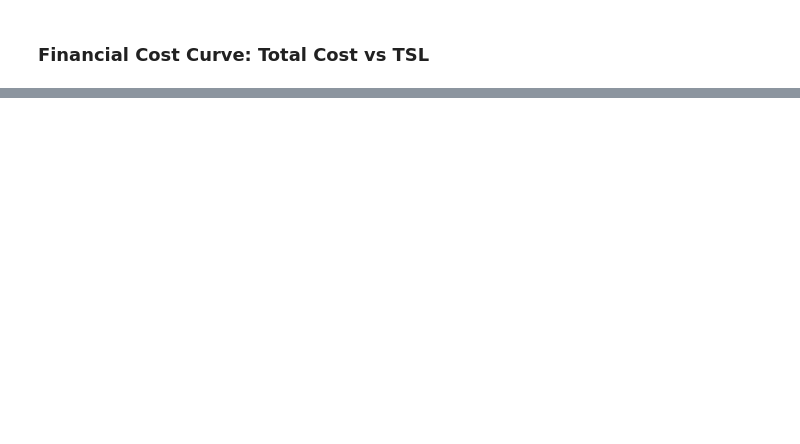
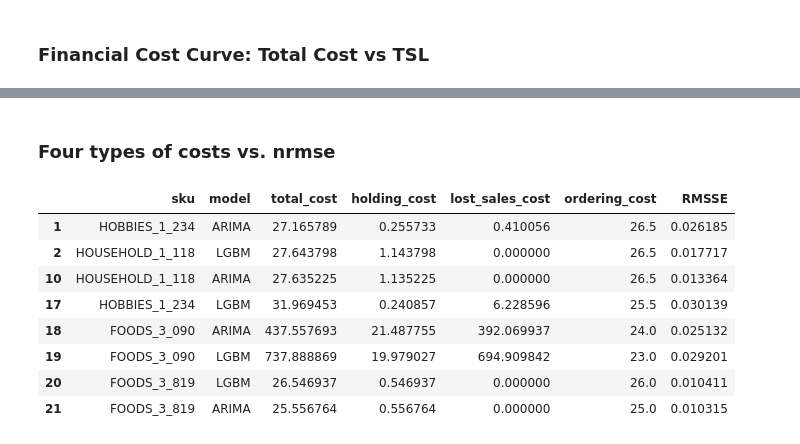
Before and after one commit to Clairey33/IOE541-Project----From-Forecasts-to-Fulfillment, a Jupyter notebook: Code/result_evaluation.ipynb, the cells around one changed output, grey strips where cells are left out. Saved outputs shown, nothing was run; the diff lists cells and outputs as text; code cells hidden in the pictures; blank space fills up the shorter version.

```diff
--- a/Code/result_evaluation.ipynb
+++ b/Code/result_evaluation.ipynb
@@ -165,33 +182,0 @@ plt.show()
-# %%
-import math
-df["scaled_inventory"] = df["mean_inventory"] / df["avg_sales"]
-df["scaled_lost_sales"] = df["lost_sales"] / df["avg_sales"]
-
-unique_skus = df["sku"].unique()
-n_skus = len(unique_skus)
-n_cols = 2
-n_rows = math.ceil(n_skus / n_cols)
-
-fig, axes = plt.subplots(n_rows, n_cols, figsize=(14, 10))
-axes = axes.flatten()
-
-for idx, sku in enumerate(unique_skus):
-    ax = axes[idx]
-
-    subset = df[df["sku"] == sku]
-    sns.lineplot(data=subset, x="scaled_inventory", y="scaled_lost_sales", hue="model", marker="o", ax=ax)
-    ax.set_title(f"Scaled Efficiency Curve - {sku}")
-    ax.set_xlabel("Scaled Mean Inventory")
-    ax.set_ylabel("Scaled Lost Sales")
-    ax.grid(True)
-    ax.legend(title="Model", loc="best")
-
-    for _, row in subset.iterrows():
-        ax.annotate(f"TSL: {row['tsl']}", (row["scaled_inventory"], row["scaled_lost_sales"]),
-                    textcoords="offset points", xytext=(0, 6), ha='center', fontsize=8)
-
-for j in range(idx + 1, len(axes)):
-    fig.delaxes(axes[j])
-
-plt.tight_layout()
-plt.show()
@@ -413,0 +281,20 @@ plt.show()
+# %% [markdown]
+### Four types of costs vs. nrmse
+# %%
+import pandas as pd
+import matplotlib.pyplot as plt
+import seaborn as sns
+
+
+cost_accuracy_df = df[df["tsl"] == 0.95][["sku", "model", "total_cost", "holding_cost", "lost_sales_cost", "ordering_cost", "RMSSE"]]
+cost_accuracy_df
+# %% [output]
+|  | sku | model | total_cost | holding_cost | lost_sales_cost | ordering_cost | RMSSE |
+| 1 | HOBBIES_1_234 | ARIMA | 27.165789 | 0.255733 | 0.410056 | 26.5 | 0.026185 |
+| 2 | HOUSEHOLD_1_118 | LGBM | 27.643798 | 1.143798 | 0.000000 | 26.5 | 0.017717 |
+| 10 | HOUSEHOLD_1_118 | ARIMA | 27.635225 | 1.135225 | 0.000000 | 26.5 | 0.013364 |
+| 17 | HOBBIES_1_234 | LGBM | 31.969453 | 0.240857 | 6.228596 | 25.5 | 0.030139 |
+| 18 | FOODS_3_090 | ARIMA | 437.557693 | 21.487755 | 392.069937 | 24.0 | 0.025132 |
+| 19 | FOODS_3_090 | LGBM | 737.888869 | 19.979027 | 694.909842 | 23.0 | 0.029201 |
+| 20 | FOODS_3_819 | LGBM | 26.546937 | 0.546937 | 0.000000 | 26.0 | 0.010411 |
+| 21 | FOODS_3_819 | ARIMA | 25.556764 | 0.556764 | 0.000000 | 25.0 | 0.010315 |
```
Also changed, not shown: parts of 19 cells of this notebook, 9 other files.
